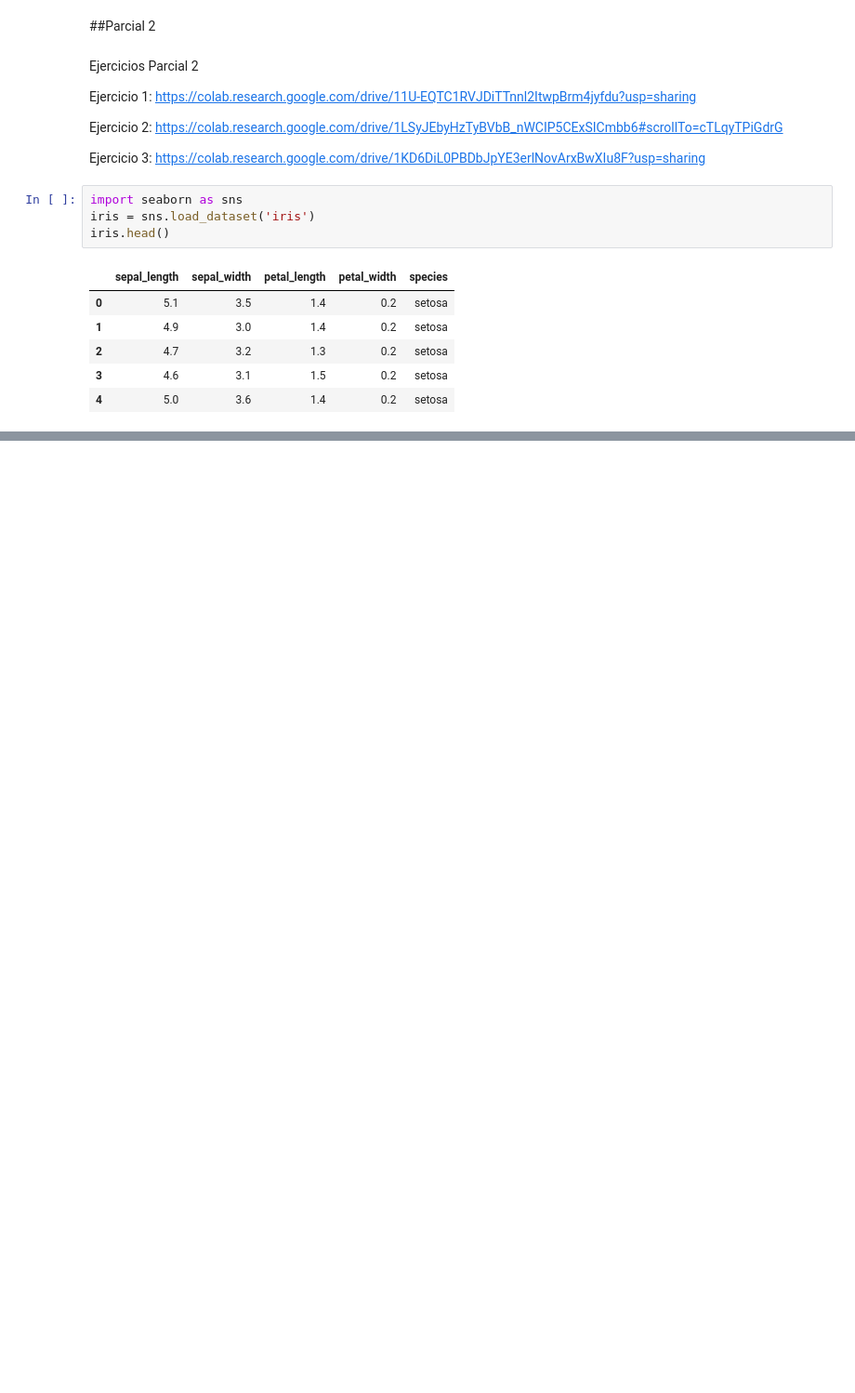
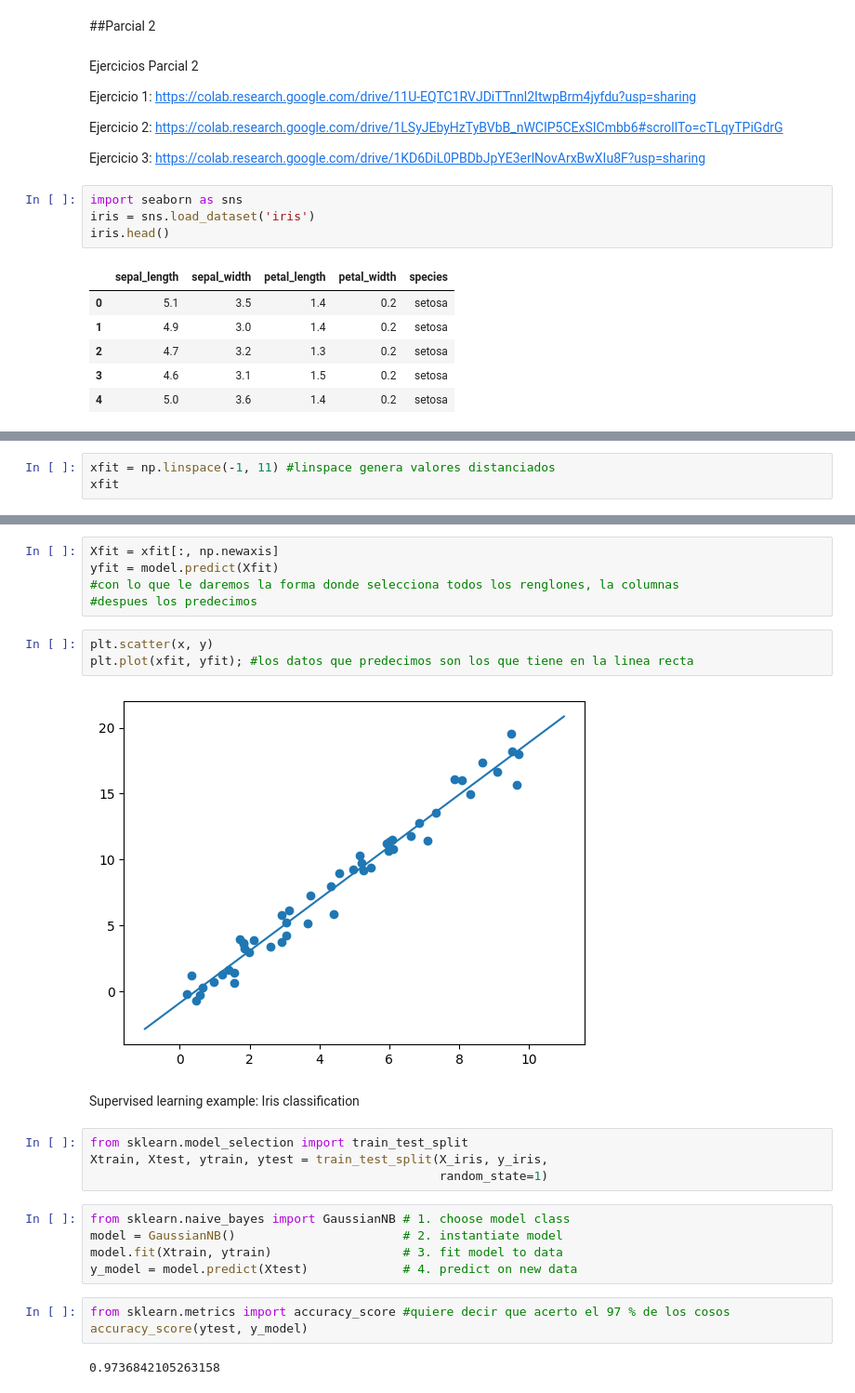
Before and after one commit to Diego0086/Mineria-De-Datos, a Jupyter notebook: Untitled0.ipynb, the cells around one changed output, grey strips where cells are left out. Shown at 93% size. Saved outputs shown, nothing was run; the diff lists cells and outputs as text; blank space fills up the shorter version.

Commit message:
Scikit-learn

```diff
--- a/Untitled0.ipynb
+++ b/Untitled0.ipynb
@@ -1828,0 +1883,3 @@ x
+# %%
+xfit = np.linspace(-1, 11) #linspace genera valores distanciados
+xfit
@@ -1828,0 +1897,26 @@ x
+# %%
+Xfit = xfit[:, np.newaxis]
+yfit = model.predict(Xfit)
+#con lo que le daremos la forma donde selecciona todos los renglones, la columnas
+#despues los predecimos
+# %%
+plt.scatter(x, y)
+plt.plot(xfit, yfit); #los datos que predecimos son los que tiene en la linea recta
+# %% [output]
+[figure, added]
+# %% [markdown]
+Supervised learning example: Iris classification
+# %%
+from sklearn.model_selection import train_test_split
+Xtrain, Xtest, ytrain, ytest = train_test_split(X_iris, y_iris,
+                                                random_state=1)
+# %%
+from sklearn.naive_bayes import GaussianNB # 1. choose model class
+model = GaussianNB()                       # 2. instantiate model
+model.fit(Xtrain, ytrain)                  # 3. fit model to data
+y_model = model.predict(Xtest)             # 4. predict on new data
+# %%
+from sklearn.metrics import accuracy_score #quiere decir que acerto el 97 % de los cosos
+accuracy_score(ytest, y_model)
+# %% [output]
+0.9736842105263158
```
Also changed, not shown: parts of 29 cells of this notebook.
